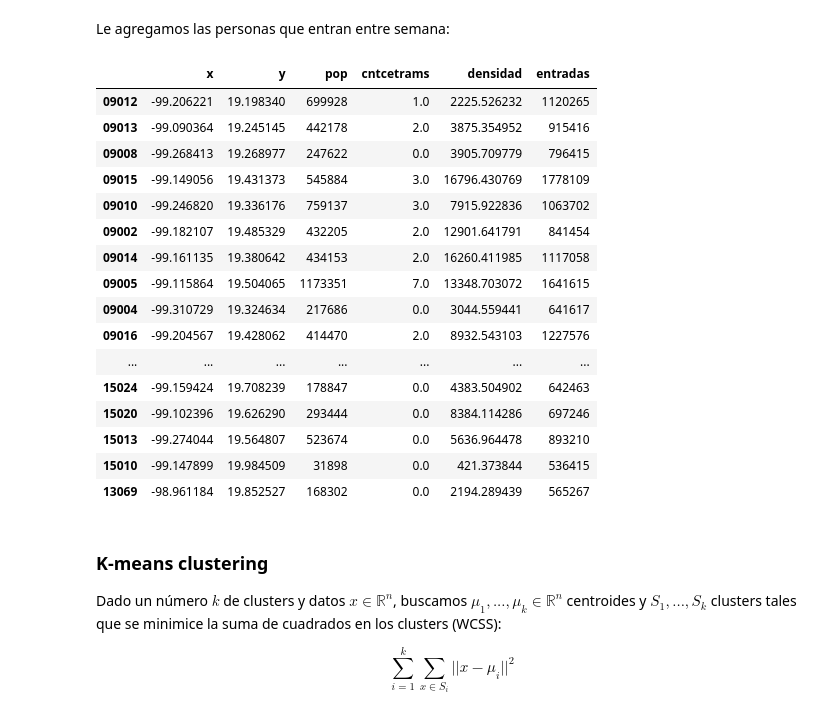
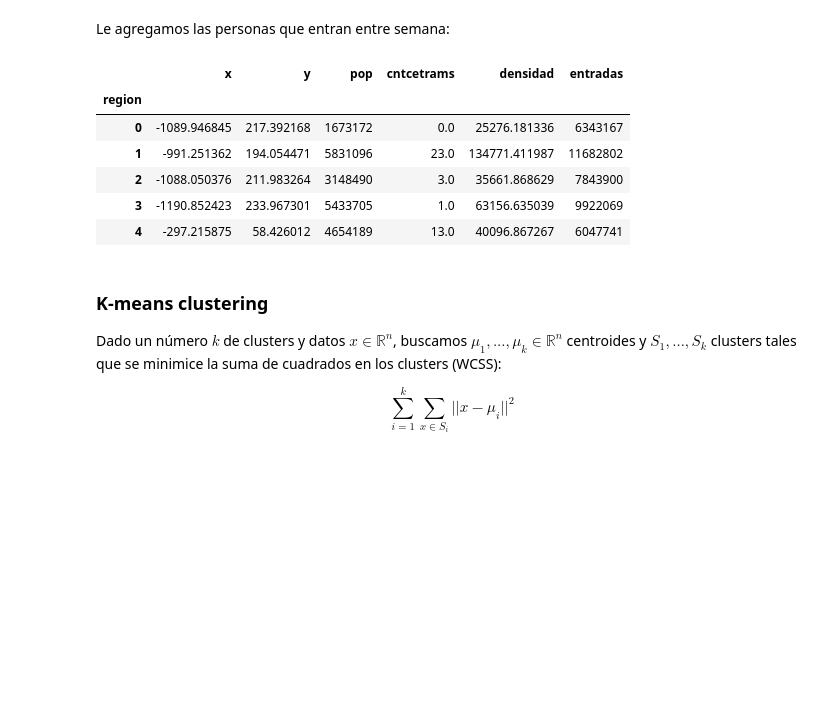
Before and after one commit to edtrelo/COVID19Model, a Jupyter notebook: src/clustering/regionalización.ipynb, the cells around one changed output. Drawn from its saved outputs; the diff is of its cells as text; code cells hidden in the pictures; blank space fills up the shorter version.

```diff
--- a/src/clustering/regionalización.ipynb
+++ b/src/clustering/regionalización.ipynb
@@ -164,25 +164,17 @@ entradas = M.sum(axis = 0)
 df = pd.concat([df, entradas], join = 'inner', axis = 1)
 df.rename(columns = {0:'entradas'}, inplace = True)
 # %%
-df
+df['region'] = kmeans.labels_
-# %% [output]
-|  | x | y | pop | cntcetrams | densidad | entradas |
-| 09012 | -99.206221 | 19.198340 | 699928 | 1.0 | 2225.526232 | 1120265 |
-| 09013 | -99.090364 | 19.245145 | 442178 | 2.0 | 3875.354952 | 915416 |
-| 09008 | -99.268413 | 19.268977 | 247622 | 0.0 | 3905.709779 | 796415 |
-| 09015 | -99.149056 | 19.431373 | 545884 | 3.0 | 16796.430769 | 1778109 |
-| 09010 | -99.246820 | 19.336176 | 759137 | 3.0 | 7915.922836 | 1063702 |
-| 09002 | -99.182107 | 19.485329 | 432205 | 2.0 | 12901.641791 | 841454 |
-| 09014 | -99.161135 | 19.380642 | 434153 | 2.0 | 16260.411985 | 1117058 |
-| 09005 | -99.115864 | 19.504065 | 1173351 | 7.0 | 13348.703072 | 1641615 |
-| 09004 | -99.310729 | 19.324634 | 217686 | 0.0 | 3044.559441 | 641617 |
-| 09016 | -99.204567 | 19.428062 | 414470 | 2.0 | 8932.543103 | 1227576 |
-| ... | ... | ... | ... | ... | ... | ... |
-| 15024 | -99.159424 | 19.708239 | 178847 | 0.0 | 4383.504902 | 642463 |
-| 15020 | -99.102396 | 19.626290 | 293444 | 0.0 | 8384.114286 | 697246 |
-| 15013 | -99.274044 | 19.564807 | 523674 | 0.0 | 5636.964478 | 893210 |
-| 15010 | -99.147899 | 19.984509 | 31898 | 0.0 | 421.373844 | 536415 |
-| 13069 | -98.961184 | 19.852527 | 168302 | 0.0 | 2194.289439 | 565267 |
+# %%
+df.groupby('region').sum()
+# %% [output]
+|  | x | y | pop | cntcetrams | densidad | entradas |
+| region |  |  |  |  |  |  |
+| 0 | -1089.946845 | 217.392168 | 1673172 | 0.0 | 25276.181336 | 6343167 |
+| 1 | -991.251362 | 194.054471 | 5831096 | 23.0 | 134771.411987 | 11682802 |
+| 2 | -1088.050376 | 211.983264 | 3148490 | 3.0 | 35661.868629 | 7843900 |
+| 3 | -1190.852423 | 233.967301 | 5433705 | 1.0 | 63156.635039 | 9922069 |
+| 4 | -297.215875 | 58.426012 | 4654189 | 13.0 | 40096.867267 | 6047741 |
 # %% [markdown]
 ### K-means clustering
 
```
Also changed, not shown: parts of 3 cells of this notebook, 14 other files.
